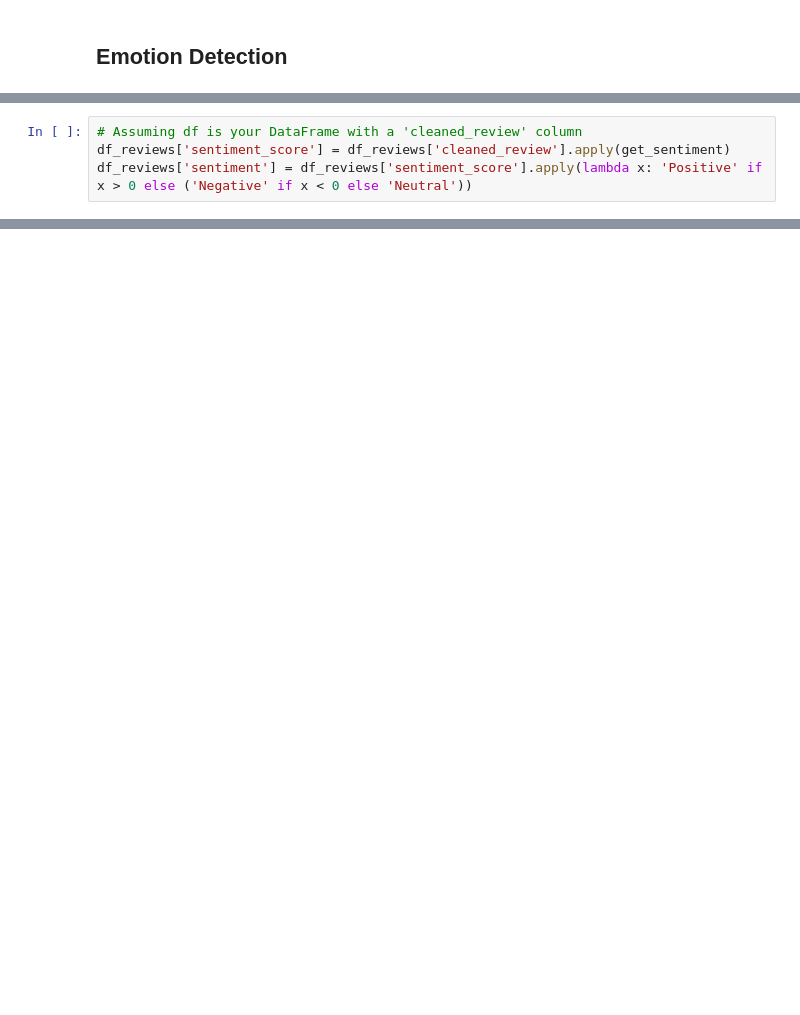
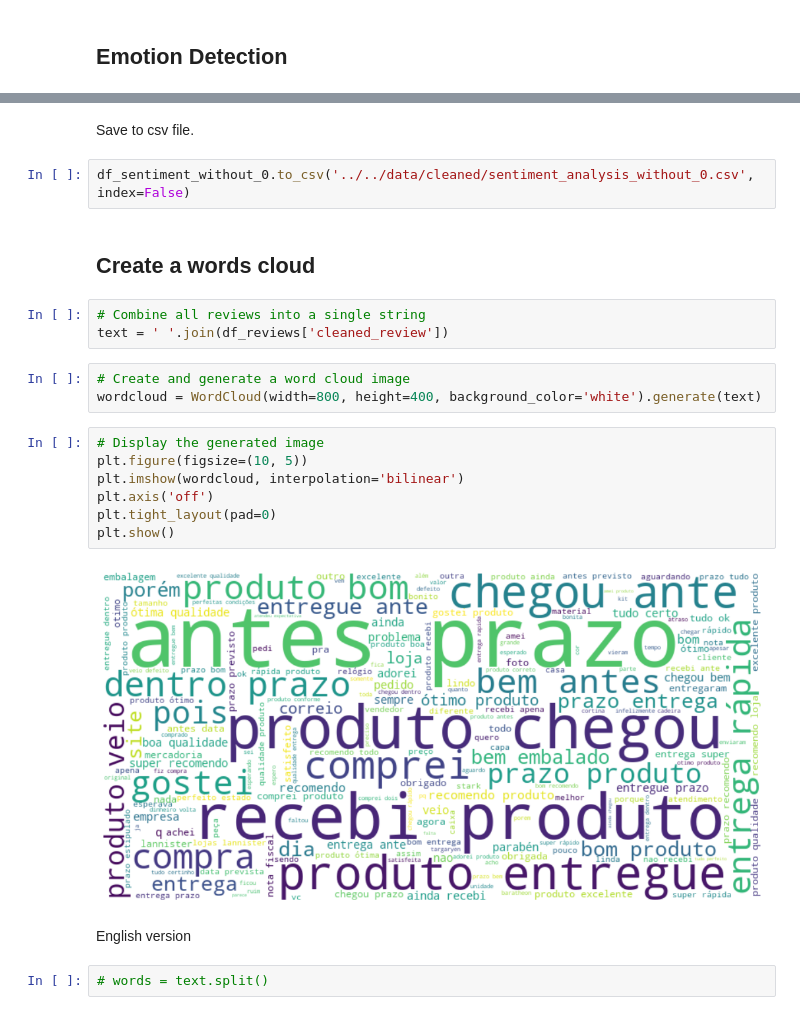
Before and after one commit to RosaEvasari/e-commerce-analysis, a Jupyter notebook: notebooks/draft_notebooks/notebook_sentiment.ipynb, the cells around one changed output, grey strips where cells are left out. Drawn from its saved outputs; the diff is of its cells as text; blank space fills up the shorter version.

```diff
--- a/notebooks/draft_notebooks/notebook_sentiment.ipynb
+++ b/notebooks/draft_notebooks/notebook_sentiment.ipynb
@@ -270,4 +227,0 @@ def get_sentiment(text):
-# %%
-# Assuming df is your DataFrame with a 'cleaned_review' column
-df_reviews['sentiment_score'] = df_reviews['cleaned_review'].apply(get_sentiment)
-df_reviews['sentiment'] = df_reviews['sentiment_score'].apply(lambda x: 'Positive' if x > 0 else ('Negative' if x < 0 else 'Neutral'))
@@ -278,0 +342,25 @@ KeyboardInterrupt:
+# %% [markdown]
+Save to csv file.
+# %%
+df_sentiment_without_0.to_csv('../../data/cleaned/sentiment_analysis_without_0.csv', index=False)
+# %% [markdown]
+## Create a words cloud
+# %%
+# Combine all reviews into a single string
+text = ' '.join(df_reviews['cleaned_review'])
+# %%
+# Create and generate a word cloud image
+wordcloud = WordCloud(width=800, height=400, background_color='white').generate(text)
+# %%
+# Display the generated image
+plt.figure(figsize=(10, 5))
+plt.imshow(wordcloud, interpolation='bilinear')
+plt.axis('off')
+plt.tight_layout(pad=0)
+plt.show()
+# %% [output]
+[figure, added]
+# %% [markdown]
+English version
+# %%
+# words = text.split()
```
Also changed, not shown: parts of 64 cells of this notebook, 28 other files.
